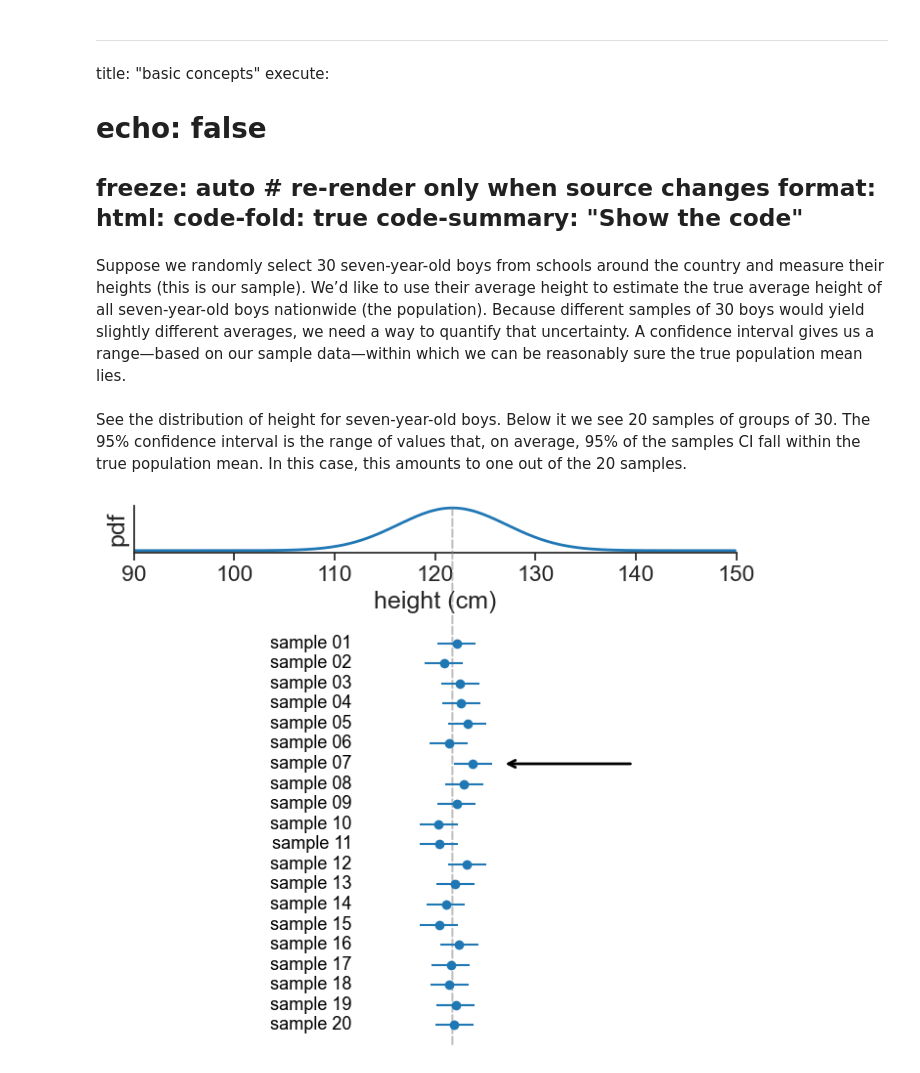
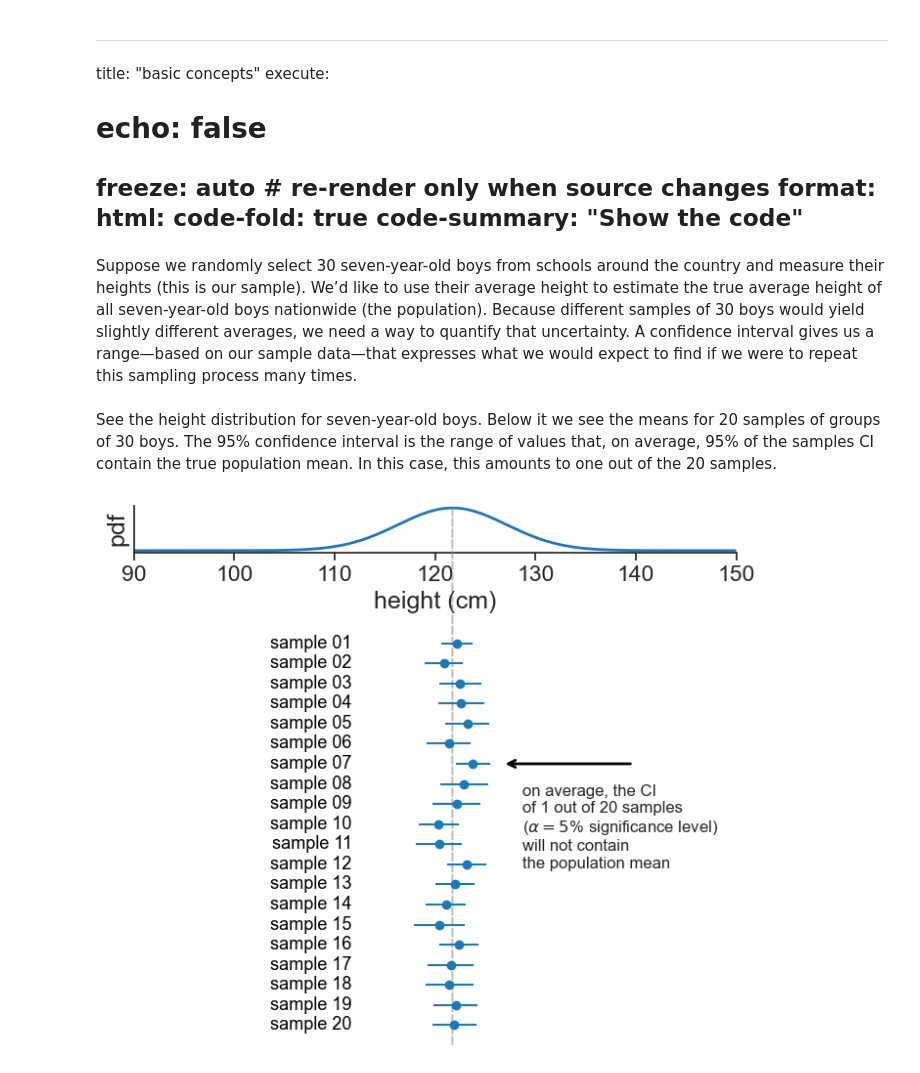
Before and after one commit to yairmau/statistics, a Jupyter notebook: confidence_interval/basic_concepts.ipynb, the cells around one changed output. Saved outputs shown, nothing was run; the diff lists cells and outputs as text; code cells hidden in the pictures.

```diff
--- a/confidence_interval/basic_concepts.ipynb
+++ b/confidence_interval/basic_concepts.ipynb
@@ -10,7 +10,7 @@ format:
     code-summary: "Show the code"
 ---
 # %% [markdown]
-Suppose we randomly select 30 seven-year-old boys from schools around the country and measure their heights (this is our sample). We’d like to use their average height to estimate the true average height of all seven-year-old boys nationwide (the population). Because different samples of 30 boys would yield slightly different averages, we need a way to quantify that uncertainty. A confidence interval gives us a range—based on our sample data—within which we can be reasonably sure the true population mean lies.
+Suppose we randomly select 30 seven-year-old boys from schools around the country and measure their heights (this is our sample). We’d like to use their average height to estimate the true average height of all seven-year-old boys nationwide (the population). Because different samples of 30 boys would yield slightly different averages, we need a way to quantify that uncertainty. A confidence interval gives us a range—based on our sample data—that expresses what we would expect to find if we were to repeat this sampling process many times.
 # %%
 #| code-summary: "import libraries"
 import pandas as pd
@@ -30,7 +30,7 @@ age = 7.0
 mu_boys = df_boys.loc[age, 'mu']
 sigma_boys = df_boys.loc[age, 'sigma']
 # %% [markdown]
-See the distribution of height for seven-year-old boys. Below it we see 20 samples of groups of 30. The 95% confidence interval is the range of values that, on average, 95% of the samples CI fall within the true population mean. In this case, this amounts to one out of the 20 samples.
+See the height distribution for seven-year-old boys. Below it we see the means for 20 samples of groups of 30 boys. The 95% confidence interval is the range of values that, on average, 95% of the samples CI contain the true population mean. In this case, this amounts to one out of the 20 samples.
 # %%
 #| code-summary: "plot samples against population pdf"
 np.random.seed(628)
@@ -54,8 +54,7 @@ for i in range(N_samples):
     # confidence interval
     alpha = 0.05
     z_crit = scipy.stats.t.isf(alpha/2, N-1)
-    # CI = z_crit * sample.std(ddof=1) / np.sqrt(N)
-    CI = 1.9
+    CI = z_crit * sample.std(ddof=1) / np.sqrt(N)
     ax1.errorbar(sample_mean, i, xerr=CI, fmt='o', color='tab:blue',
                  label=f'sample {i+1}' if i == 0 else "", capsize=0)
 
@@ -75,32 +74,37 @@ ax1.annotate(
         ha='left',
         va='center'
 )
+
+ax1.text(mu_boys + 5 + 2, 12, "on average, the CI\nof 1 out of 20 samples\n"
+         r"($\alpha=5$% significance level)"
+          "\nwill not contain\nthe population mean",
+          va="top", fontsize=12)
 
 # write "sample i" for each error bar
 for i in range(N_samples):
     ax1.text(mu_boys -10, i, f'sample {N_samples-i:02d}',
              fontsize=13, color='black',
              ha='right', va='center')
 
 # ax.legend(frameon=False)
 ax0.spines['top'].set_visible(False)
 ax0.spines['right'].set_visible(False)
 ax1.spines['top'].set_visible(False)
 ax1.spines['right'].set_visible(False)
 ax1.spines['left'].set_visible(False)
 ax1.spines['bottom'].set_visible(False)
 
 ax0.set(xticks=np.arange(90, 151, 10),
         xlim=(90, 150),
         xlabel='height (cm)',
         # xticklabels=[],
         yticks=[],
         ylabel='pdf',
         )
 ax1.set(xticks=[],
         xlim=(90, 150),
         ylim=(-1, N_samples),
         yticks=[],
        );
 # %% [output]
-[figure, old version]
+[figure, new version]
```
Also changed, not shown: parts of 1 cell of this notebook, 19 other files.
